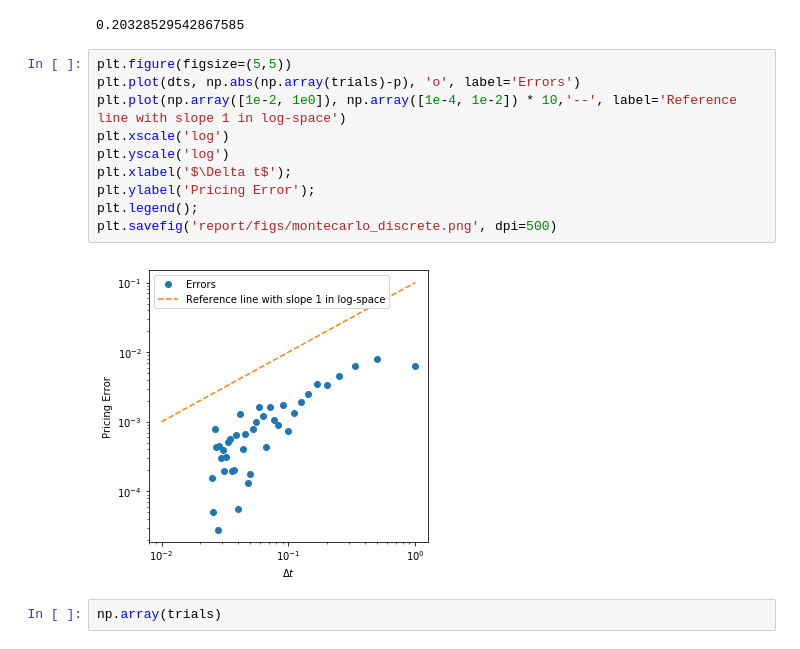
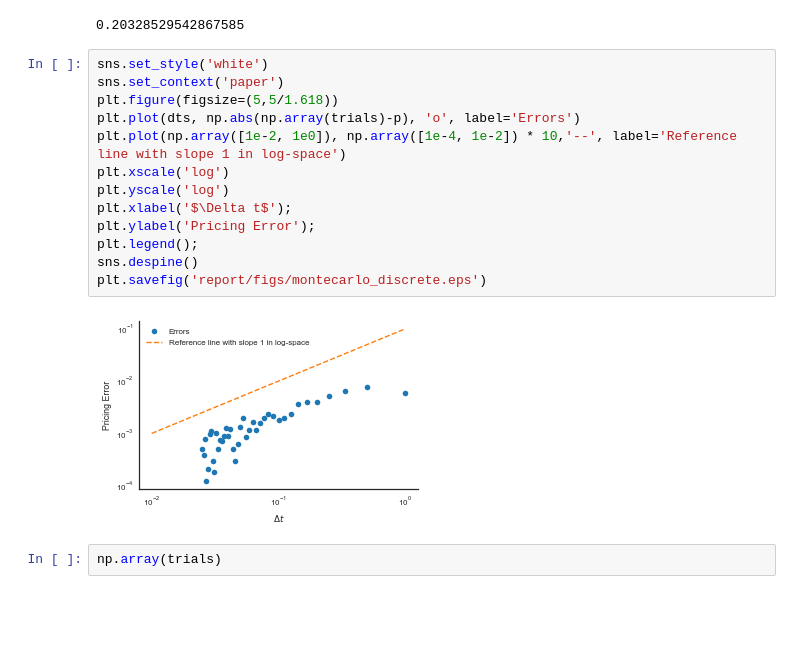
Before and after one commit to frtennis1/am205-options, a Jupyter notebook: 2017-12-13_JC_MCDiscrete.ipynb, the cells around one changed output. Cells and saved outputs as stored; diff of their text form; blank space fills up the shorter version.

```diff
--- a/2017-12-13_JC_MCDiscrete.ipynb
+++ b/2017-12-13_JC_MCDiscrete.ipynb
@@ -76,17 +76,20 @@ p
 # %% [output]
 0.20328529542867585
 # %%
-plt.figure(figsize=(5,5))
+sns.set_style('white')
+sns.set_context('paper')
+plt.figure(figsize=(5,5/1.618))
 plt.plot(dts, np.abs(np.array(trials)-p), 'o', label='Errors')
 plt.plot(np.array([1e-2, 1e0]), np.array([1e-4, 1e-2]) * 10,'--', label='Reference line with slope 1 in log-space')
 plt.xscale('log')
 plt.yscale('log')
 plt.xlabel('$\Delta t$');
 plt.ylabel('Pricing Error');
 plt.legend();
-plt.savefig('report/figs/montecarlo_discrete.png', dpi=500)
+sns.despine()
+plt.savefig('report/figs/montecarlo_discrete.eps')
 # %% [output]
-[figure, old version]
+[figure, new version]
 # %%
 np.array(trials)
 # %% [output]
```
Also changed, not shown: 6 other files.
